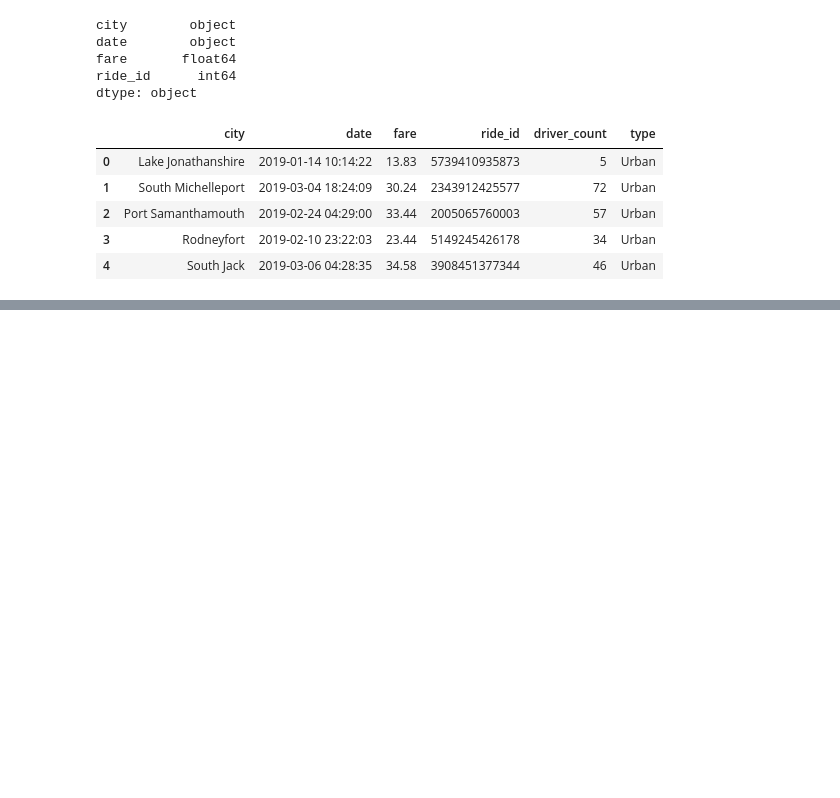
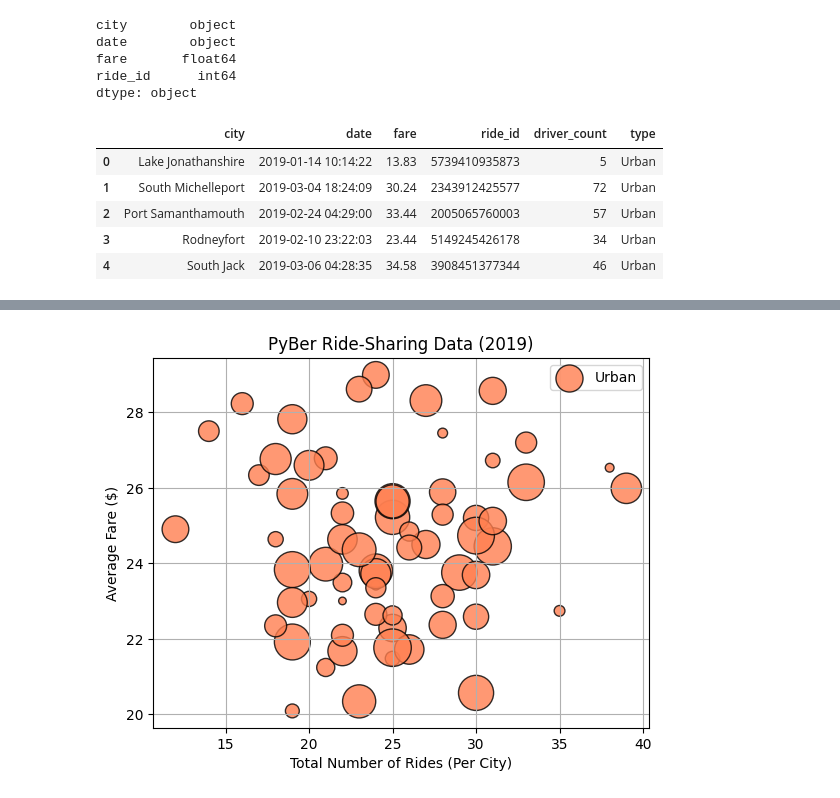
Before and after one commit to rajeev-t/ridesharing-app-analysis, a Jupyter notebook: PyBer.ipynb, the cells around one changed output, grey strips where cells are left out. Cells and saved outputs as stored; diff of their text form; code cells hidden in the pictures; blank space fills up the shorter version.

Commit message:
an analysis was done & a bubble chart was created

```diff
--- a/PyBer.ipynb
+++ b/PyBer.ipynb
@@ -67,3 +67,10 @@ pyber_data_df.head()
 | 2 | Port Samanthamouth | 2019-02-24 04:29:00 | 33.44 | 2005065760003 | 57 | Urban |
 | 3 | Rodneyfort | 2019-02-10 23:22:03 | 23.44 | 5149245426178 | 34 | Urban |
 | 4 | South Jack | 2019-03-06 04:28:35 | 34.58 | 3908451377344 | 46 | Urban |
+# %%
+# dataframes for each city type
+urban_cities_df = pyber_data_df[pyber_data_df["type"] == "Urban"]
+suburb_cities_df = pyber_data_df[pyber_data_df["type"] == "Suburban"]
+rural_cities_df = pyber_data_df[pyber_data_df["type"] == "Rural"]
+
+rural_cities_df.head()
@@ -69,0 +84,7 @@ pyber_data_df.head()
+# %%
+# get # of rides per city
+urban_ride_ct = urban_cities_df.groupby(["city"]).count()["driver_count"]
+suburb_ride_ct = suburb_cities_df.groupby(["city"]).count()["driver_count"]
+rural_ride_ct = rural_cities_df.groupby(["city"]).count()["driver_count"]
+
+urban_ride_ct.head()
@@ -69,0 +99,7 @@ pyber_data_df.head()
+# %%
+# get mean fare per city
+urban_avg_fare = urban_cities_df.groupby(["city"]).mean()["fare"]
+suburb_avg_fare = suburb_cities_df.groupby(["city"]).mean()["fare"]
+rural_avg_fare = rural_cities_df.groupby(["city"]).mean()["fare"]
+
+urban_avg_fare.head()
@@ -69,0 +114,7 @@ pyber_data_df.head()
+# %%
+# get mean # of driver per city
+urban_avg_drivers = urban_cities_df.groupby(["city"]).mean()["driver_count"]
+suburb_avg_drivers = suburb_cities_df.groupby(["city"]).mean()["driver_count"]
+rural_avg_drivers = rural_cities_df.groupby(["city"]).mean()["driver_count"]
+
+urban_avg_drivers.head()
@@ -69,0 +129,19 @@ pyber_data_df.head()
+# %%
+# urban cities bubble chart
+plt.scatter(
+    urban_ride_ct, urban_avg_fare,
+    s=(urban_avg_drivers*10), c="coral",
+    edgecolor="black", linewidth=1,
+    alpha=0.8, label="Urban")
+
+# titles/labels
+plt.title("PyBer Ride-Sharing Data (2019)")
+plt.xlabel("Total Number of Rides (Per City)")
+plt.ylabel("Average Fare ($)")
+
+plt.grid(True)
+plt.legend()
+
+plt.show()
+# %% [output]
+[figure, added]
```
Also changed, not shown: parts of 7 cells of this notebook, 1 other file.
